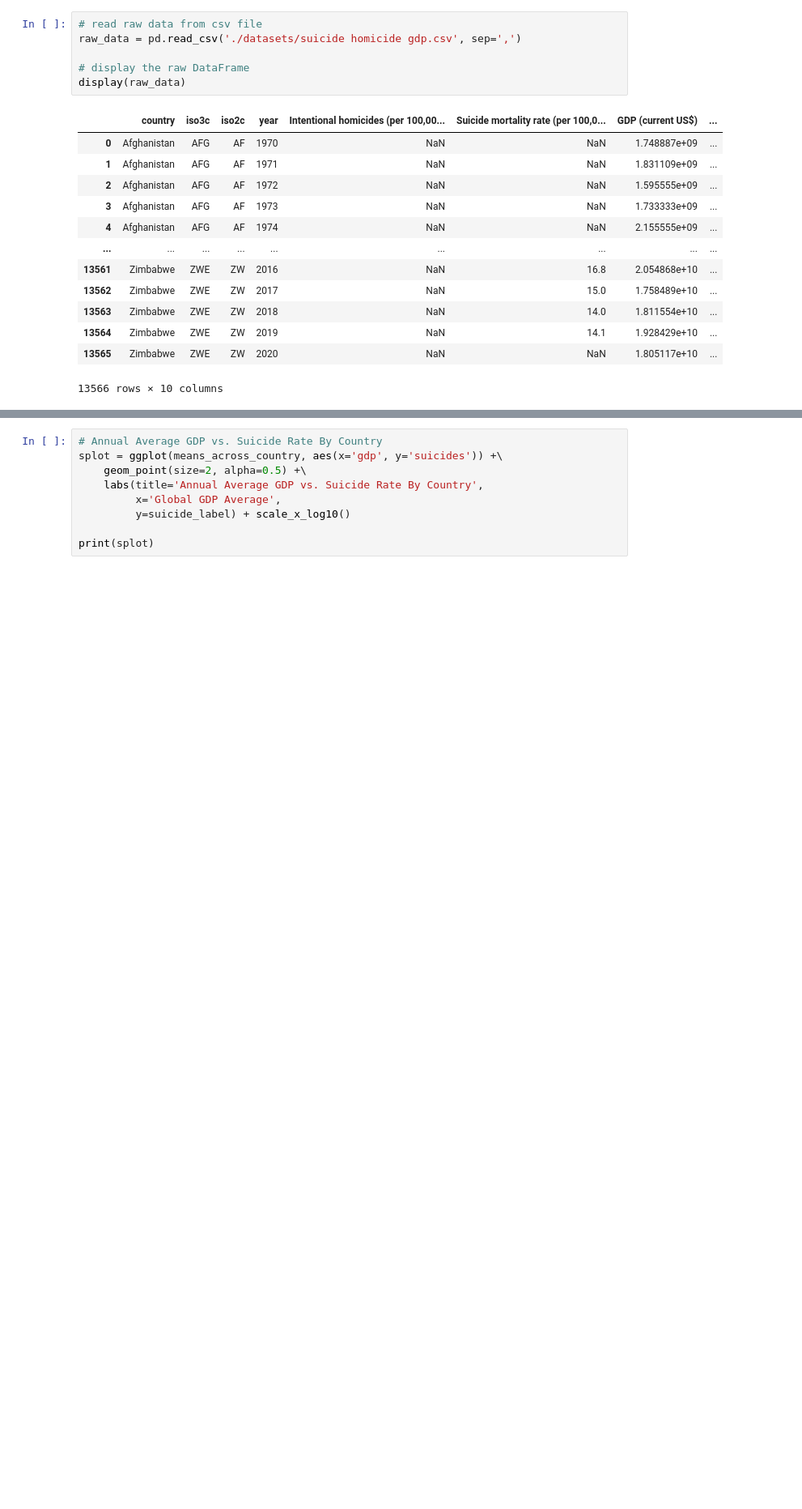
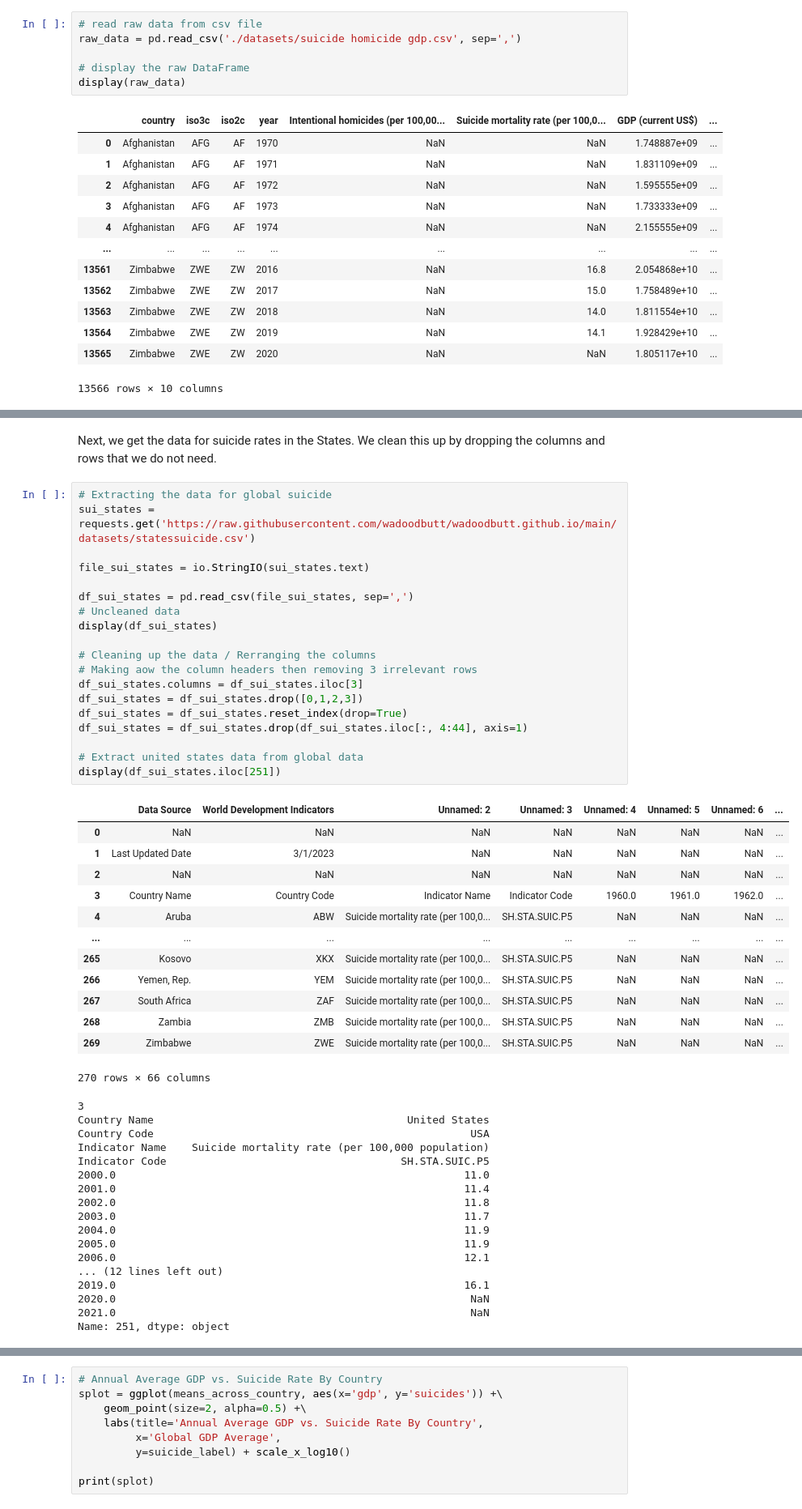
Before and after one commit to wadoodbutt/wadoodbutt.github.io, a Jupyter notebook: final_tutorial.ipynb, the cells around one changed output, grey strips where cells are left out. Shown: that part at 81% size. Cells and saved outputs as stored; diff of their text form; blank space fills up the shorter version.

```diff
--- a/final_tutorial.ipynb
+++ b/final_tutorial.ipynb
@@ -122,0 +338,52 @@ display(means_across_time)
+# %% [markdown]
+Next, we get the data for suicide rates in the States. We clean this up by dropping the columns and rows that we do not need.
+# %%
+# Extracting the data for global suicide
+sui_states = requests.get('https://raw.githubusercontent.com/wadoodbutt/wadoodbutt.github.io/main/datasets/statessuicide.csv')
+
+file_sui_states = io.StringIO(sui_states.text)
+
+df_sui_states = pd.read_csv(file_sui_states, sep=',')
+# Uncleaned data
+display(df_sui_states)
+
+# Cleaning up the data / Rerranging the columns
+# Making aow the column headers then removing 3 irrelevant rows
+df_sui_states.columns = df_sui_states.iloc[3]
+df_sui_states = df_sui_states.drop([0,1,2,3])
+df_sui_states = df_sui_states.reset_index(drop=True)
+df_sui_states = df_sui_states.drop(df_sui_states.iloc[:, 4:44], axis=1)
+
+# Extract united states data from global data
+display(df_sui_states.iloc[251])
+# %% [output]
+|  | Data Source | World Development Indicators | Unnamed: 2 | Unnamed: 3 | Unnamed: 4 | Unnamed: 5 | Unnamed: 6 | ... |
+| 0 | NaN | NaN | NaN | NaN | NaN | NaN | NaN | ... |
+| 1 | Last Updated Date | 3/1/2023 | NaN | NaN | NaN | NaN | NaN | ... |
+| 2 | NaN | NaN | NaN | NaN | NaN | NaN | NaN | ... |
+| 3 | Country Name | Country Code | Indicator Name | Indicator Code | 1960.0 | 1961.0 | 1962.0 | ... |
+| 4 | Aruba | ABW | Suicide mortality rate (per 100,0... | SH.STA.SUIC.P5 | NaN | NaN | NaN | ... |
+| ... | ... | ... | ... | ... | ... | ... | ... | ... |
+| 265 | Kosovo | XKX | Suicide mortality rate (per 100,0... | SH.STA.SUIC.P5 | NaN | NaN | NaN | ... |
+| 266 | Yemen, Rep. | YEM | Suicide mortality rate (per 100,0... | SH.STA.SUIC.P5 | NaN | NaN | NaN | ... |
+| 267 | South Africa | ZAF | Suicide mortality rate (per 100,0... | SH.STA.SUIC.P5 | NaN | NaN | NaN | ... |
+| 268 | Zambia | ZMB | Suicide mortality rate (per 100,0... | SH.STA.SUIC.P5 | NaN | NaN | NaN | ... |
+| 269 | Zimbabwe | ZWE | Suicide mortality rate (per 100,0... | SH.STA.SUIC.P5 | NaN | NaN | NaN | ... |
+270 rows × 66 columns
+3
+Country Name                                        United States
+Country Code                                                  USA
+Indicator Name    Suicide mortality rate (per 100,000 population)
+Indicator Code                                     SH.STA.SUIC.P5
+2000.0                                                       11.0
+2001.0                                                       11.4
+2002.0                                                       11.8
+2003.0                                                       11.7
+2004.0                                                       11.9
+2005.0                                                       11.9
+2006.0                                                       12.1
+... (12 lines left out)
+2019.0                                                       16.1
+2020.0                                                        NaN
+2021.0                                                        NaN
+Name: 251, dtype: object
```
Also changed, not shown: parts of 101 cells of this notebook, 1 other file.
